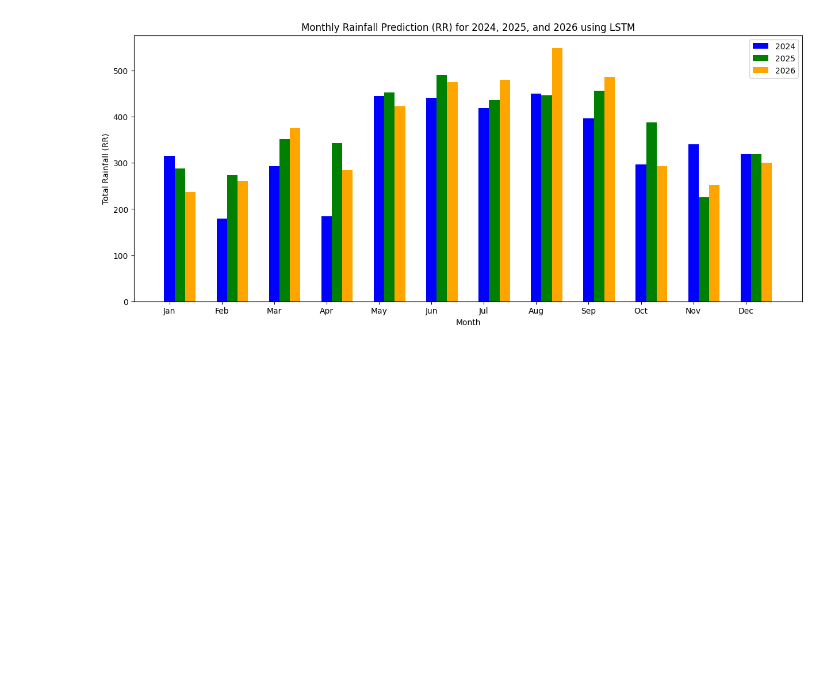
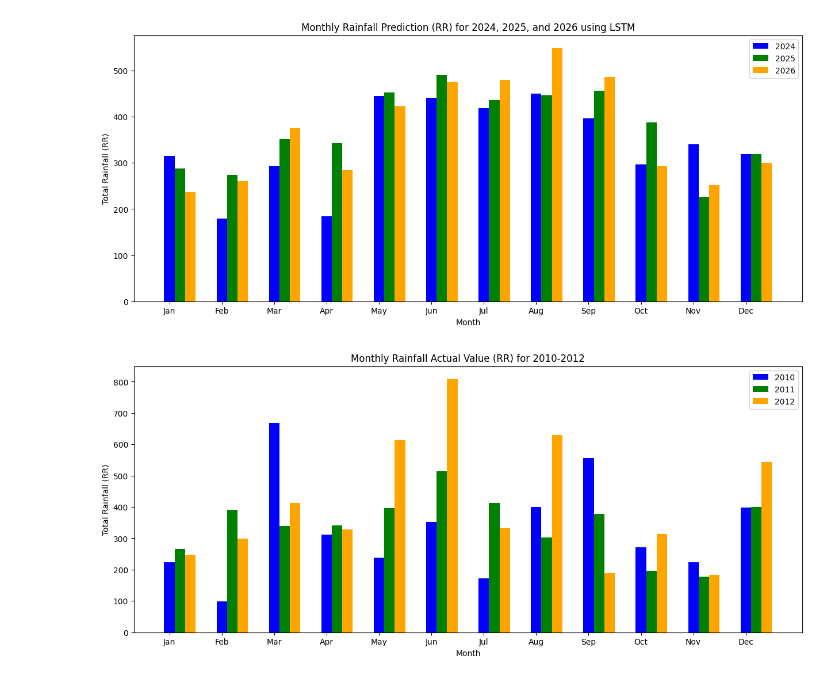
Before and after one commit to tifani3112/Python, a Jupyter notebook: PREDICTION_RAINFALL_2010_2023_FAKFAK_WEST_PAPUA.ipynb, the cells around one changed output. Saved outputs shown, nothing was run; the diff lists cells and outputs as text; code cells hidden in the pictures; blank space fills up the shorter version.

```diff
--- a/PREDICTION_RAINFALL_2010_2023_FAKFAK_WEST_PAPUA.ipynb
+++ b/PREDICTION_RAINFALL_2010_2023_FAKFAK_WEST_PAPUA.ipynb
@@ -2520,3 +2522,53 @@ plt.savefig('monthly annual RR_sum_LSTM_plot.png')
 plt.show()
 # %% [output]
 [figure]
+# %%
+import pandas as pd
+import matplotlib.pyplot as plt
+
+# Load your dataset
+# Assuming 'forecast_results_RR.csv' is the actual file name and path
+forecast_results = pd.read_csv('2010-2023 clean 1 tanpa outlier.csv')
+
+# Convert the 'Date' column to datetime format
+forecast_results['Tanggal'] = pd.to_datetime(forecast_results['Tanggal'])
+
+# Extract year from 'Date' column
+forecast_results['Year'] = forecast_results['Tanggal'].dt.year
+
+# Extract month from 'Date' column
+forecast_results['Month'] = forecast_results['Tanggal'].dt.month
+
+# Calculate the sum of daily rainfall for each month in each year
+monthly_sum_by_year = forecast_results.groupby(['Year', 'Month'])[['RR']].sum().reset_index()
+
+# Create separate DataFrames for each year
+forecast_2010 = monthly_sum_by_year[monthly_sum_by_year['Year'] == 2010]
+forecast_2011 = monthly_sum_by_year[monthly_sum_by_year['Year'] == 2011]
+forecast_2012 = monthly_sum_by_year[monthly_sum_by_year['Year'] == 2012]
+
+
+# Create a bar plot for monthly wind speed (ff_x) for each year
+plt.figure(figsize=(15, 6))
+
+# Plot for 2010
+plt.bar(forecast_2010['Month'], forecast_2010['RR'], width=0.2, color='blue', label='2010', align='center')
+
+# Plot for 2011
+plt.bar(forecast_2011['Month'] + 0.2, forecast_2011['RR'], width=0.2, color='green', label='2011', align='center')
+
+# Plot for 2012
+plt.bar(forecast_2012['Month'] + 0.4, forecast_2012['RR'], width=0.2, color='orange', label='2012', align='center')
+
+
+
+plt.xlabel('Month')
+plt.ylabel('Total Rainfall (RR)')
+plt.title('Monthly Rainfall Actual Value (RR) for 2010-2012')
+plt.xticks(range(1, 13), ['Jan', 'Feb', 'Mar', 'Apr', 'May', 'Jun', 'Jul', 'Aug', 'Sep', 'Oct', 'Nov', 'Dec'])
+plt.legend()
+# Save the plot to a file (optional)
+plt.savefig('monthly annual actual RR 10-12.png')
+plt.show()
+# %% [output]
+[figure, added]
```
Also changed, not shown: parts of 8 cells of this notebook.
